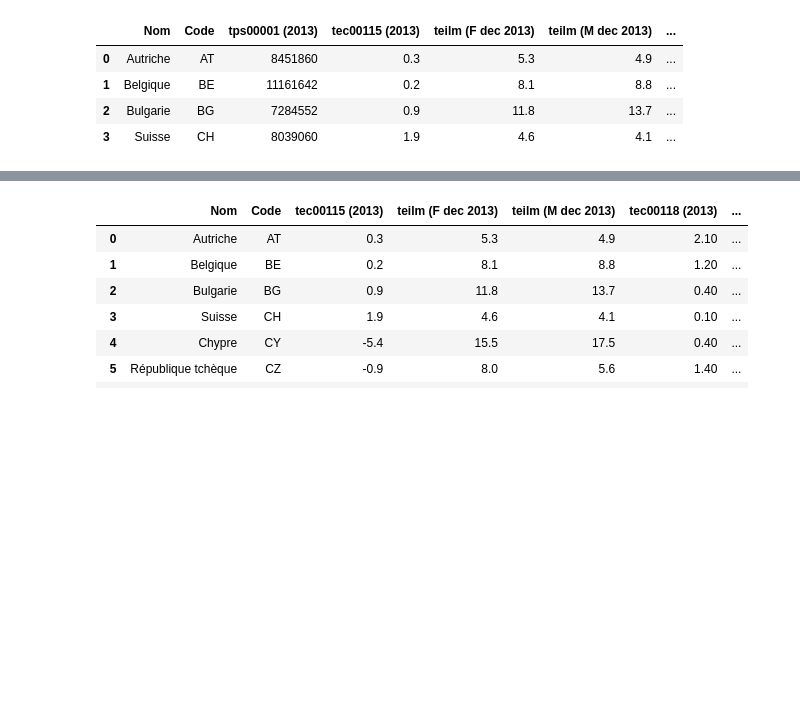
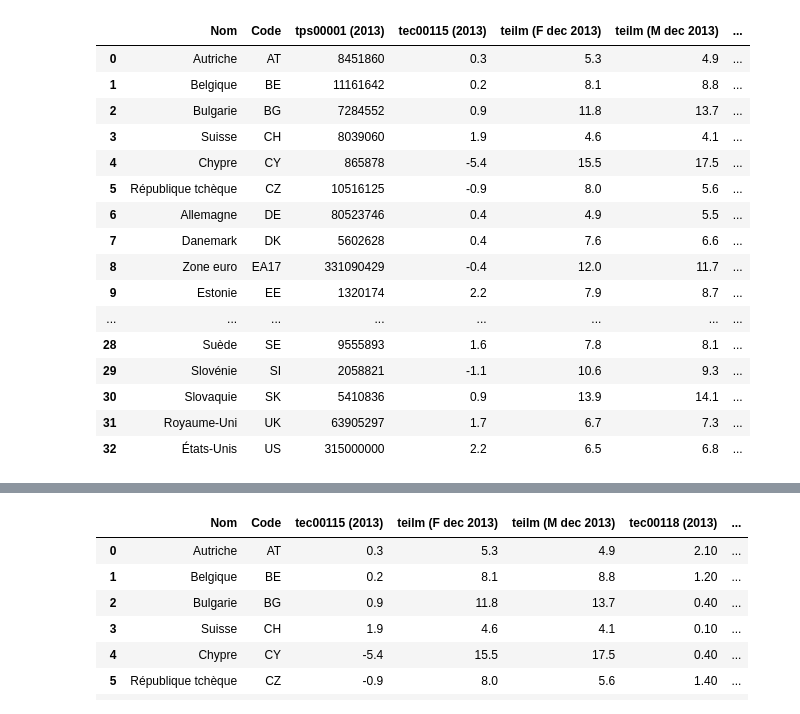
Before and after one commit to amadousysada/BI, a Jupyter notebook: tp2.1.1.ipynb, the cells around one changed output, grey strips where cells are left out. Drawn from its saved outputs; the diff is of its cells as text; code cells hidden in the pictures; blank space fills up the shorter version.

```diff
--- a/tp2.1.1.ipynb
+++ b/tp2.1.1.ipynb
@@ -6,10 +6,22 @@ from sklearn.decomposition import PCA
 from sklearn import preprocessing
 # %%
 data = pd.read_csv("eurostat/eurostat-2013.csv")
-data.head(4)
+data.head(36)
 # %% [output]
 |  | Nom | Code | tps00001 (2013) | tec00115 (2013) | teilm (F dec 2013) | teilm (M dec 2013) | ... |
 | 0 | Autriche | AT | 8451860 | 0.3 | 5.3 | 4.9 | ... |
 | 1 | Belgique | BE | 11161642 | 0.2 | 8.1 | 8.8 | ... |
 | 2 | Bulgarie | BG | 7284552 | 0.9 | 11.8 | 13.7 | ... |
 | 3 | Suisse | CH | 8039060 | 1.9 | 4.6 | 4.1 | ... |
+| 4 | Chypre | CY | 865878 | -5.4 | 15.5 | 17.5 | ... |
+| 5 | République tchèque | CZ | 10516125 | -0.9 | 8.0 | 5.6 | ... |
+| 6 | Allemagne | DE | 80523746 | 0.4 | 4.9 | 5.5 | ... |
+| 7 | Danemark | DK | 5602628 | 0.4 | 7.6 | 6.6 | ... |
+| 8 | Zone euro | EA17 | 331090429 | -0.4 | 12.0 | 11.7 | ... |
+| 9 | Estonie | EE | 1320174 | 2.2 | 7.9 | 8.7 | ... |
+| ... | ... | ... | ... | ... | ... | ... | ... |
+| 28 | Suède | SE | 9555893 | 1.6 | 7.8 | 8.1 | ... |
+| 29 | Slovénie | SI | 2058821 | -1.1 | 10.6 | 9.3 | ... |
+| 30 | Slovaquie | SK | 5410836 | 0.9 | 13.9 | 14.1 | ... |
+| 31 | Royaume-Uni | UK | 63905297 | 1.7 | 6.7 | 7.3 | ... |
+| 32 | États-Unis | US | 315000000 | 2.2 | 6.5 | 6.8 | ... |
```
Also changed, not shown: parts of 9 cells of this notebook, 15 other files.
